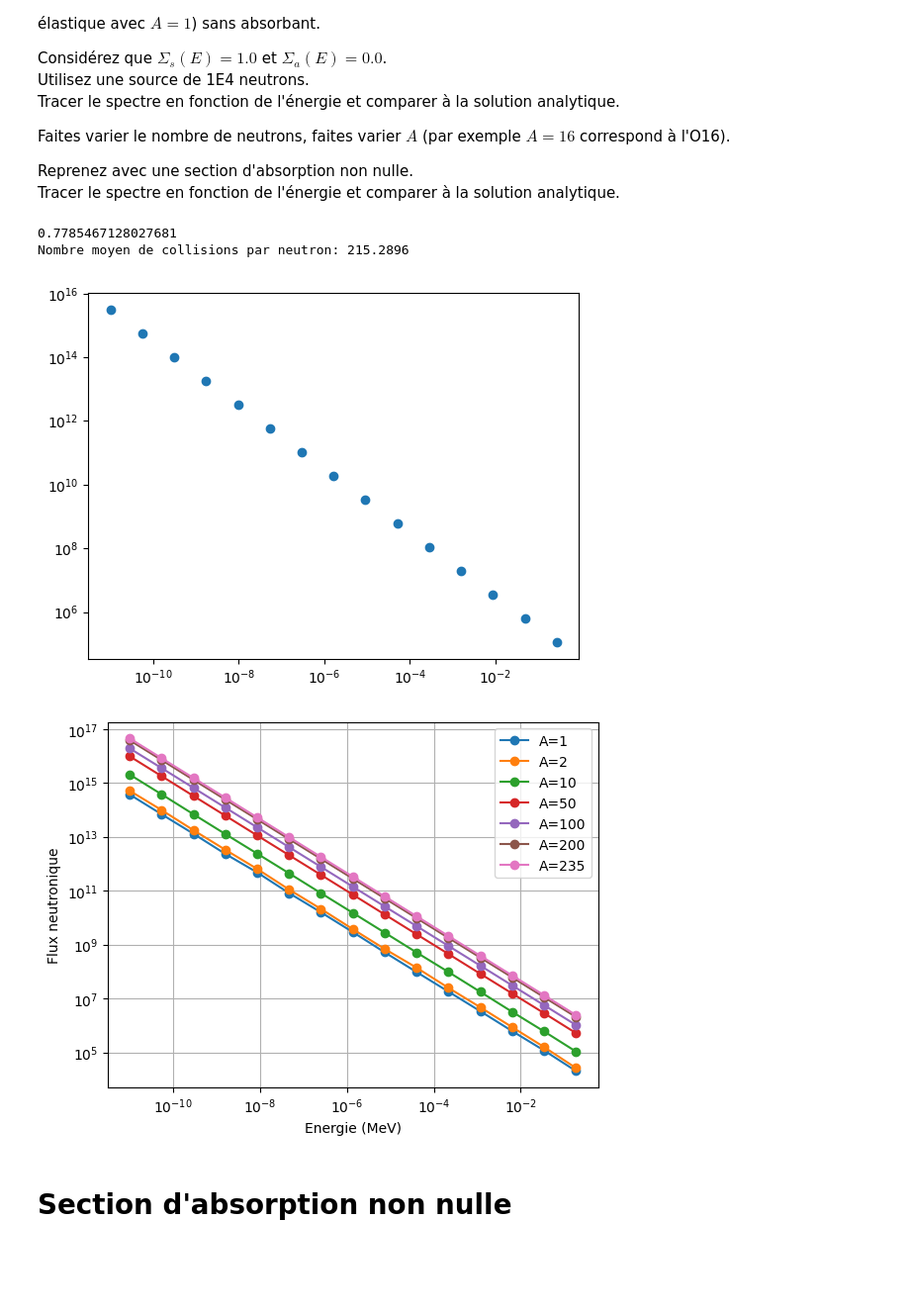
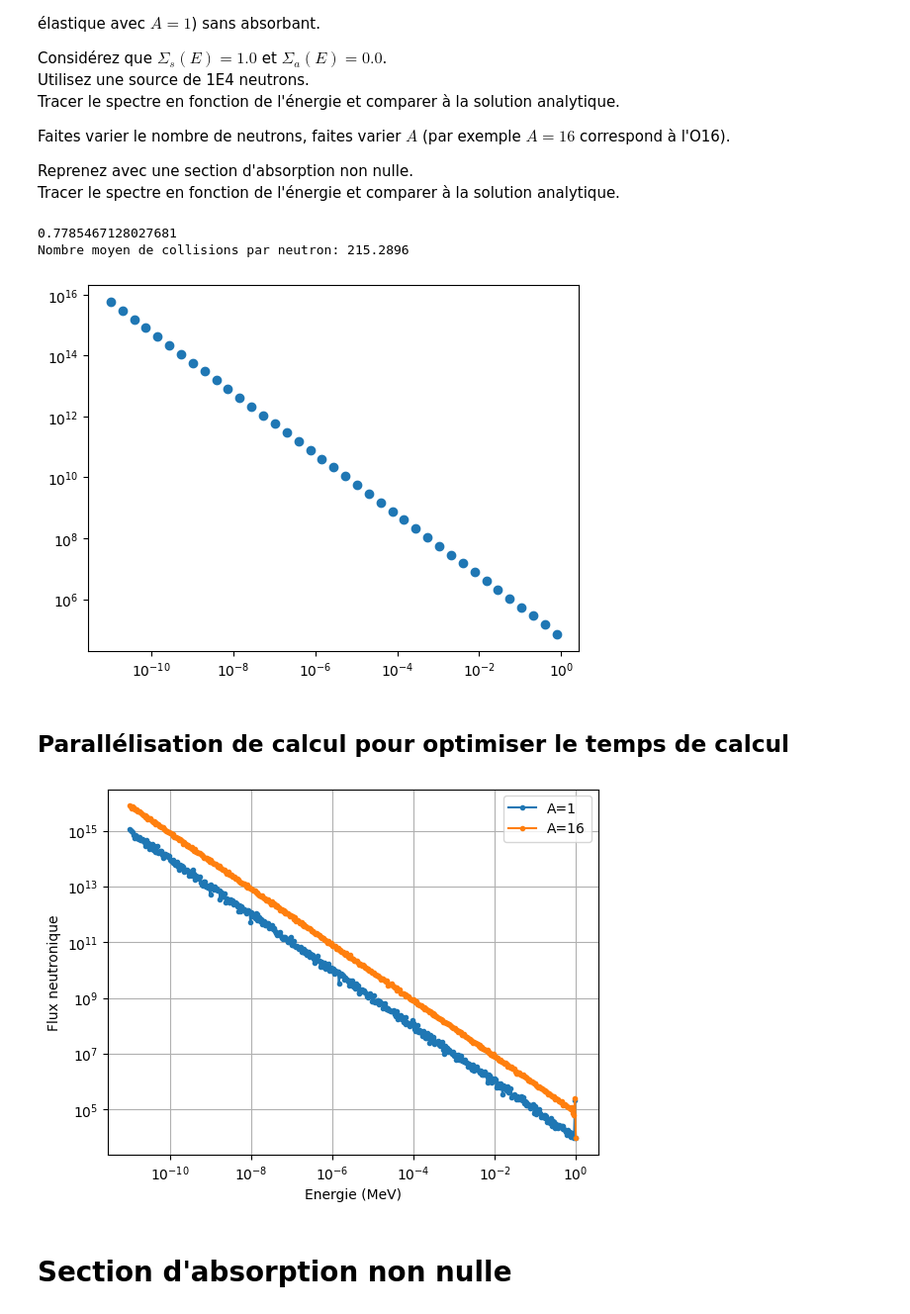
Before and after one commit to atlantis294/neutronic-ensta, a Jupyter notebook: exercices/04_ralentissement.ipynb, the cells around one changed output. Shown at 99% size. Cells and saved outputs as stored; diff of their text form; code cells hidden in the pictures; blank space fills up the shorter version.

```diff
--- a/exercices/04_ralentissement.ipynb
+++ b/exercices/04_ralentissement.ipynb
@@ -153,25 +151,26 @@ import numpy as np
 import matplotlib.pyplot as plt
 from dataclasses import dataclass, field
 
-@dataclass
-class NuclearData:
-    elastic_xs : float = 1.0
-    absorption_xs : float = 0.0 # Sigma_t
-    total_xs : float = field(init=False)
-    atomic_weight_ratio : float = 1.0 # A
-    def __post_init__(self):
-        self.total_xs = self.elastic_xs + self.absorption_xs
+# @dataclass
+# class NuclearData:
+#     elastic_xs : float = 1.0
+#     absorption_xs : float = 0.0 # Sigma_t
+#     total_xs : float = field(init=False)
+#     atomic_weight_ratio : float = 1.0 # A
+#     def __post_init__(self):
+#         self.total_xs = self.elastic_xs + self.absorption_xs
 
-    def get_total_xs(self, energy):
-        return self.total_xs
+#     def get_total_xs(self, energy):
+#         return self.total_xs
 
 E_lower_limit = 1e-11
-rng = np.random.default_rng(0)
+rng = np.random.default_rng(0) # séléction de la seed pour la reproductibilité
 N_neutrons = 10000
+N_source=1e4
 E_source = 1.5
 
 A=16
-nb_intervalle=16
+nb_intervalle=40
 # intervalles=np.arange(0,E_source+taille_intervalle,taille_intervalle)
 intervalles=np.logspace(np.log10(E_lower_limit),np.log10(E_source),nb_intervalle) # intervalles en logarithme
 score_intervalle=np.zeros(len(intervalles) - 1)
@@ -189,6 +188,8 @@ for i in range(N_neutrons):
         if 0 <= index_intervalle < len(score_intervalle):
             score_intervalle[index_intervalle] += 1
 
+        score_intervalle*=N_source/N_neutrons
+
 print('Nombre moyen de collisions par neutron:',n/N_neutrons)
 score_intervalle /= np.diff(intervalles)
 
@@ -197,7 +198,9 @@ plt.show()
 # %% [output]
 0.7785467128027681
 Nombre moyen de collisions par neutron: 215.2896
-[figure, old version]
+[figure, new version]
+# %% [markdown]
+## Parallélisation de calcul pour optimiser le temps de calcul
 # %%
 import multiprocessing
 from multiprocessing import Pool
@@ -208,44 +211,52 @@ processes=multiprocessing.cpu_count()
 def evolution_neutron(args):
     E_source, E_lower_limit, alpha, intervalles = args
     energie=E_source
-    score_local = np.zeros(len(intervalles) - 1)
+    score_local = np.zeros(len(intervalles))
+    score_local[-1] = 1
+
     while energie>E_lower_limit:
-        energie=rng.uniform(alpha*energie,energie)
         index_intervalle = np.searchsorted(intervalles, energie) - 1
         if 0 <= index_intervalle < len(score_local):
             score_local[index_intervalle] += 1
+        energie=rng.uniform(alpha*energie,energie)
     return(score_local)
 
 
 E_lower_limit = 1e-11
 rng = np.random.default_rng(0)
 N_neutrons = 10000
 E_source = 1.0
 
-nb_intervalle=16
+N_source = 1e4
+
+nb_intervalle=500
 intervalles=np.logspace(np.log10(E_lower_limit),np.log10(E_source),nb_intervalle) # intervalles en logarithme
 
-LA=[1,2,10,50,100,200,235]
-
+# LA=[1,2,16,50]
+LA=[1,16]
+L_phi_MC=[]
 for A in LA:
     alpha=((A-1)/(A+1))**2
 
     with Pool(processes) as pool:
         results = pool.map(evolution_neutron,[(E_source, E_lower_limit, alpha, intervalles)] * N_neutrons)
 
     score_total = np.sum(results, axis=0)
-    score_total /= np.diff(intervalles)
+    score_total[:-1] /= np.diff(intervalles)
+    score_total*= N_source/N_neutrons
 
-
-    plt.loglog(intervalles[:-1],score_total,'o-',label='A={}'.format(A))
+    plt.loglog(intervalles,score_total,'.-',label='A={}'.format(A))
     # plt.semilogx(intervalles[:-1],score_total,'o-',label='A={}'.format(A))
+    L_phi_MC.append(score_total)
 plt.legend()
 plt.grid()
 plt.xlabel('Energie (MeV)')
 plt.ylabel('Flux neutronique')
 plt.show()
+
+intervalles_MC=intervalles
 # %% [output]
-[figure, old version]
+[figure, new version]
 # %% [markdown]
 # Section d'absorption non nulle
 # %%
```
Also changed, not shown: parts of 8 cells of this notebook.
